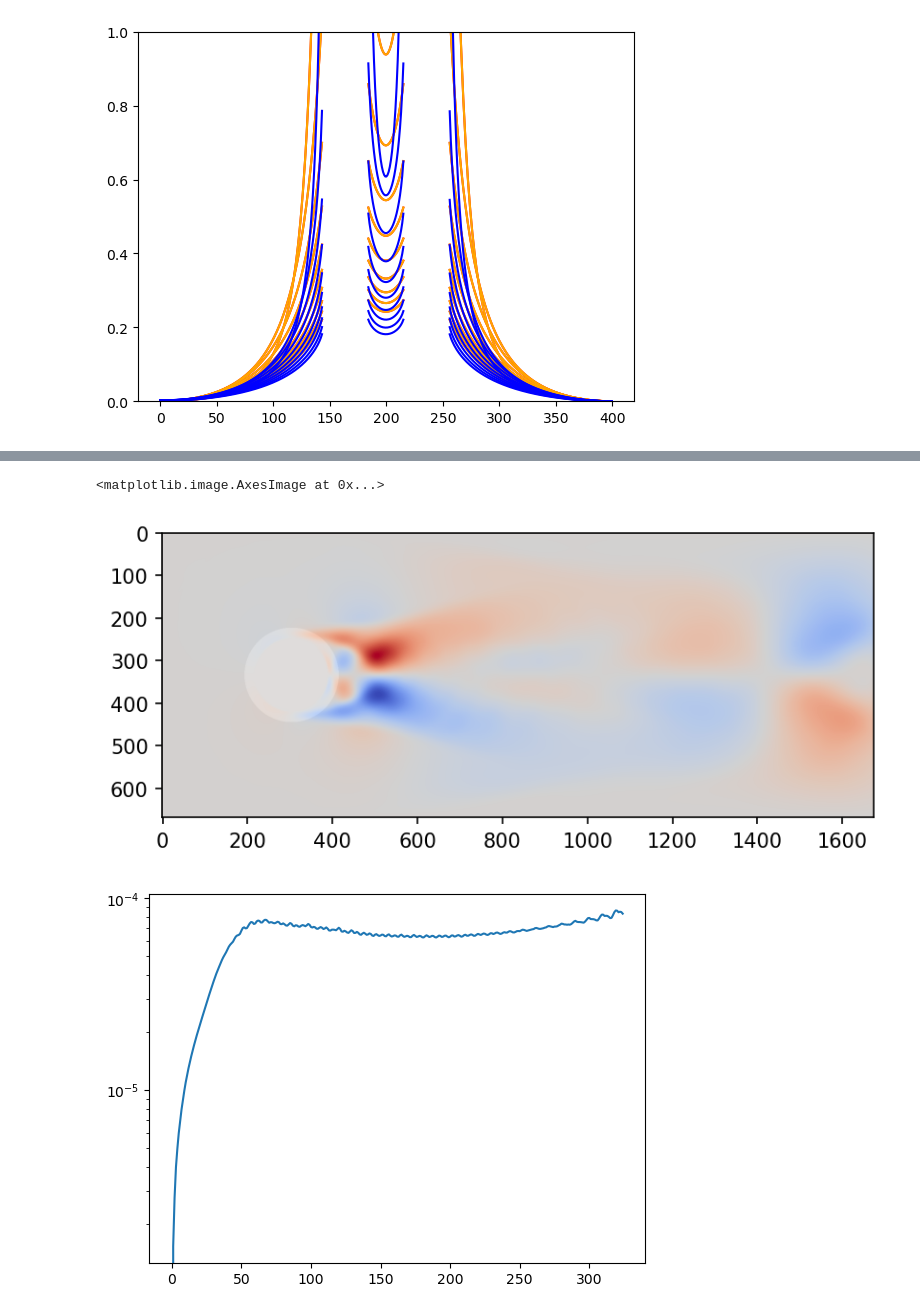
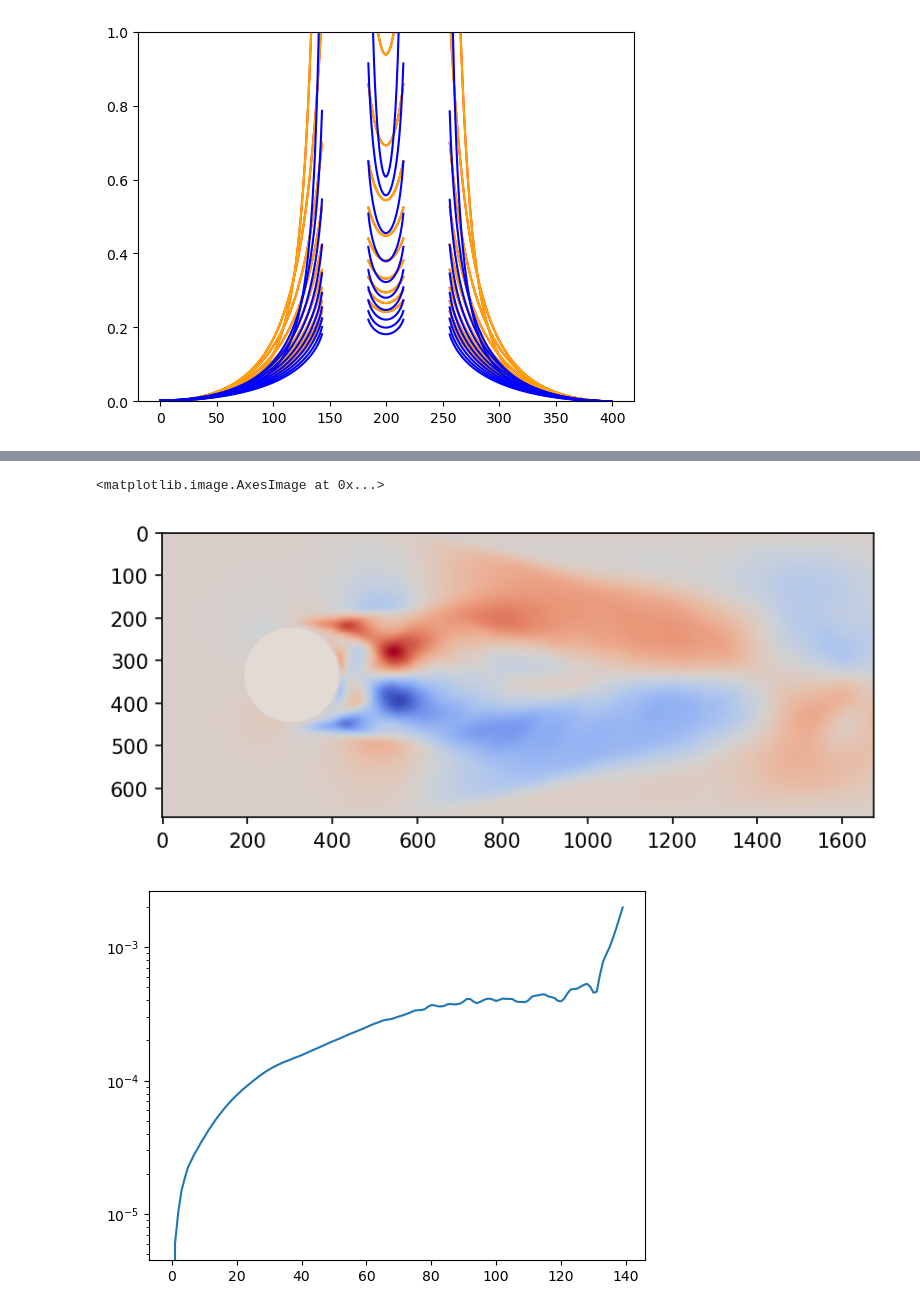
Before and after one commit to yuchenyan0107/LBM_Diffusion, a Jupyter notebook: cupy_compatible/profile_analysis.ipynb, the cells around one changed output, grey strips where cells are left out. Saved outputs shown, nothing was run; the diff lists cells and outputs as text; code cells hidden in the pictures.

```diff
--- a/cupy_compatible/profile_analysis.ipynb
+++ b/cupy_compatible/profile_analysis.ipynb
@@ -147,7 +147,7 @@ plt.ylim([0,1])
 (0.0, 1.0)
 [figure]
 # %%
-velocity_field = np.load("flow_field_b4_re620.npy")
+velocity_field = np.load("flow_field_nB2.npy")
 # %%
 
 print(velocity_field.shape)
@@ -207,7 +212,7 @@ ax.imshow(reynolds_stress_xy.T, cmap='coolwarm')
 ax.imshow((cylinder).T, cmap="gray", alpha=0.05)
 # %% [output]
 <matplotlib.image.AxesImage at 0x...>
-[figure, old version]
+[figure, new version]
 # %%
 from joblib import Parallel, delayed
 def _single_stress(i):
@@ -228,4 +233,4 @@ def diff_frame(velocity_field, reynolds_stress_xy, n_jobs = 2, backend='loky'):
     diff = results
     return np.array(diff)
 # %%
-diff = diff_frame(velocity_field, reynolds_stress_xy)
+diff = diff_frame(velocity_field, reynolds_stress_xy, n_jobs=4)
@@ -232,5 +241,6 @@ diff = diff_frame(velocity_field, reynolds_stress_xy)
 # %%
-plt.plot(diff[:-50])
+# nb=10
+plt.plot(diff)
 plt.yscale('log')
 # %% [output]
-[figure, old version]
+[figure, new version]
```
Also changed, not shown: parts of 9 cells of this notebook, 5 other files.
